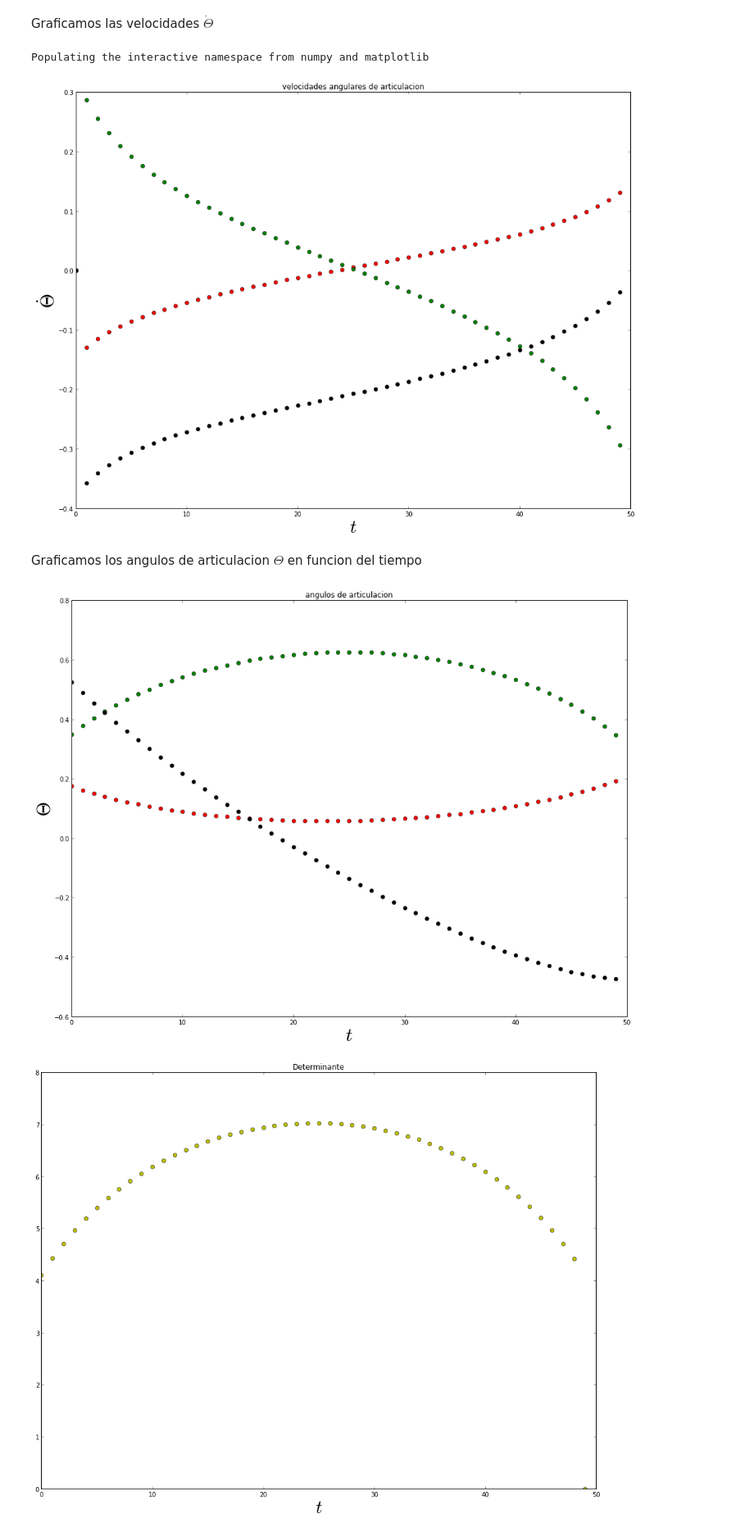
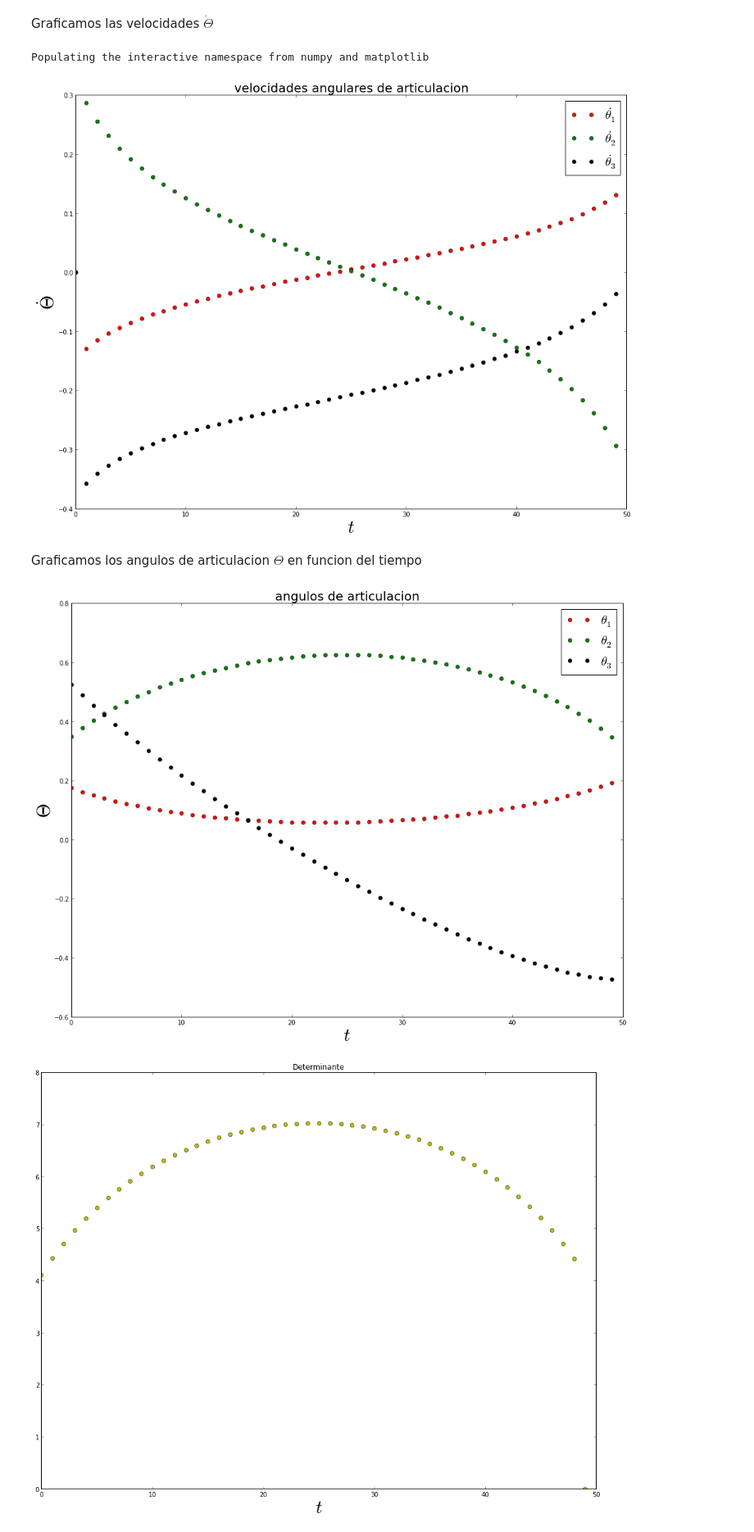
Before and after one commit to elsuizo/Control_de_robots_py, a Jupyter notebook: tp4.ipynb, the cells around one changed output. Shown at 82% size. Drawn from its saved outputs; the diff is of its cells as text; code cells hidden in the pictures.

```diff
--- a/tp4.ipynb
+++ b/tp4.ipynb
@@ -369,7 +369,7 @@ def jacobian(vec):
     Input:
     vec: Vector donde estan guardados los valores de los angulos
     Output:
-    M: Jacobiano inverso (ndarray (3,3) )
+    M: Jacobiano  (ndarray (3,3) )
     """
     q_1 = vec[0]
     q_2 = vec[1]
@@ -396,25 +396,27 @@ plt.rcParams['figure.figsize'] = 16, 12
 plt.plot(Theta_vec_punto[0,:],'ro')
 plt.plot(Theta_vec_punto[1,:],'go')
 plt.plot(Theta_vec_punto[2,:],'ko')
-plt.title('velocidades angulares de articulacion')
+plt.title('velocidades angulares de articulacion',fontsize=20)
 plt.xlabel('$t$',fontsize=30)
 plt.ylabel('$\dot{\Theta}$',fontsize=30)
+plt.legend([r'$\dot{\theta_{1}}$',r'$\dot{\theta_{2}}$',r'$\dot{\theta_{3}}$'],fontsize=20)
 plt.show()
 # %% [output]
 Populating the interactive namespace from numpy and matplotlib
-[figure, old version]
+[figure, new version]
 # %% [markdown]
 Graficamos los angulos de articulacion $\Theta$ en funcion del tiempo
 # %%
 plt.plot(Theta_vec[0,:],'ro')
 plt.plot(Theta_vec[1,:],'go')
 plt.plot(Theta_vec[2,:],'ko')
-plt.title('angulos de articulacion')
+plt.title('angulos de articulacion',fontsize=20)
+plt.legend([r'$\theta_{1}$',r'$\theta_{2}$',r'$\theta_{3}$'],fontsize=20)
 plt.xlabel('$t$',fontsize=30)
 plt.ylabel('$\Theta$',fontsize=30)
 plt.show()
 # %% [output]
-[figure, old version]
+[figure, new version]
 # %%
 
 plt.plot(determinante,'yo')
```
